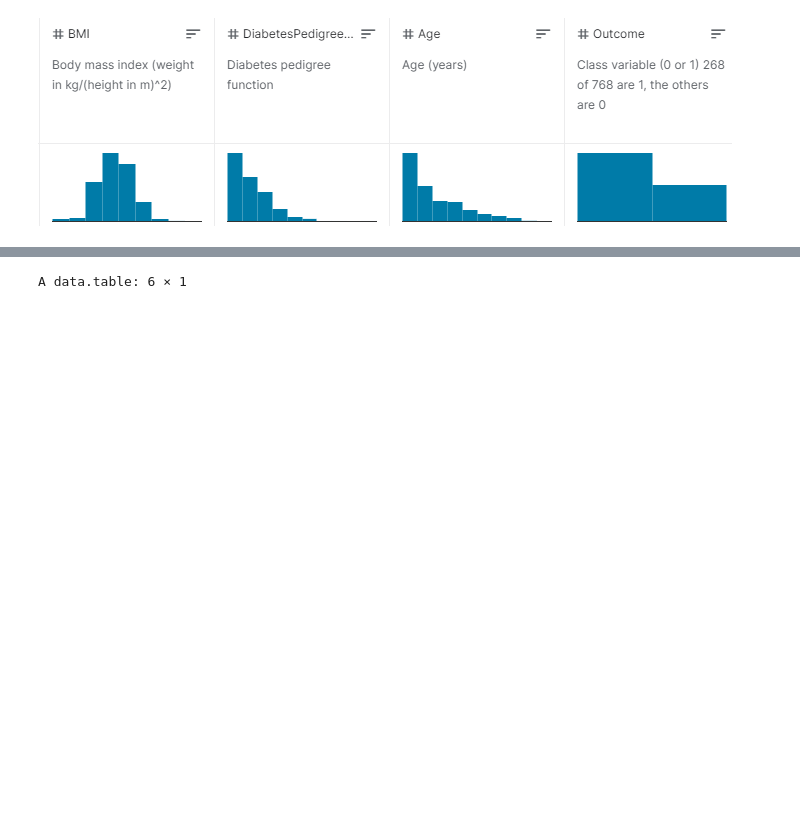
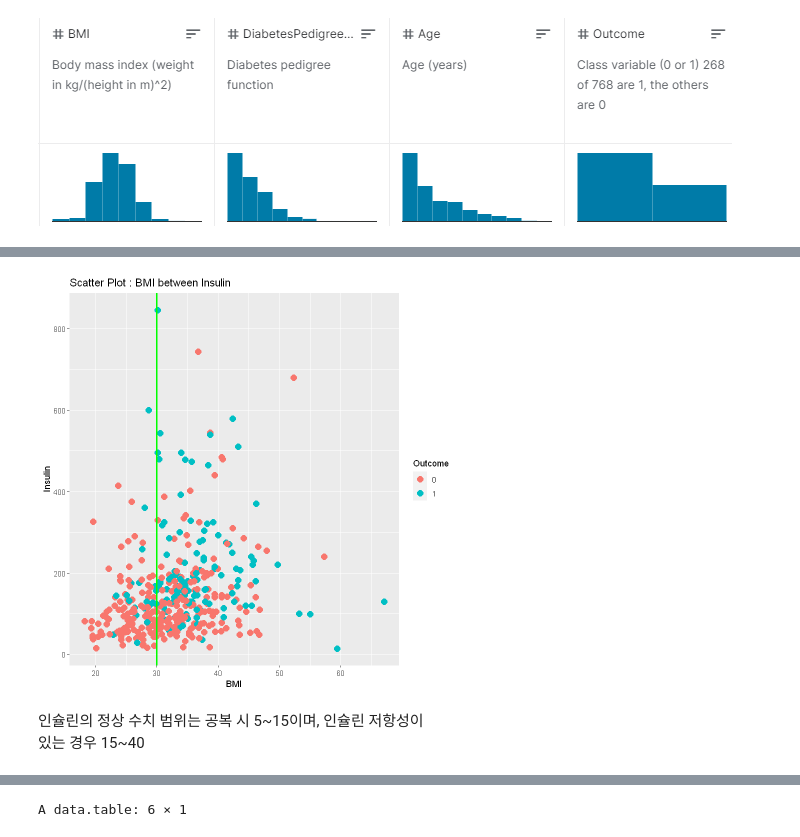
Before and after one commit to thdgmltjd123/Kaggle_PimaIndian, a Jupyter notebook: 캐글 Pima Indians diabetes.ipynb, the cells around one changed output, grey strips where cells are left out. Saved outputs shown, nothing was run; the diff lists cells and outputs as text; code cells hidden in the pictures; blank space fills up the shorter version.

```diff
--- a/캐글 Pima Indians diabetes.ipynb
+++ b/캐글 Pima Indians diabetes.ipynb
@@ -102,0 +217,7 @@ A data.table: 768 × 12
+# %%
+scatter_d(data[Insulin != 0], "BMI", "Insulin", "Outcome") + geom_vline(xintercept = 30, col = "green", size = 1)
+# %% [output]
+[figure, added]
+# %% [markdown]
+인슐린의 정상 수치 범위는 공복 시 5\~15이며, 인슐린 저항성이
+있는 경우 15\~40
```
Also changed, not shown: parts of 42 cells of this notebook.
